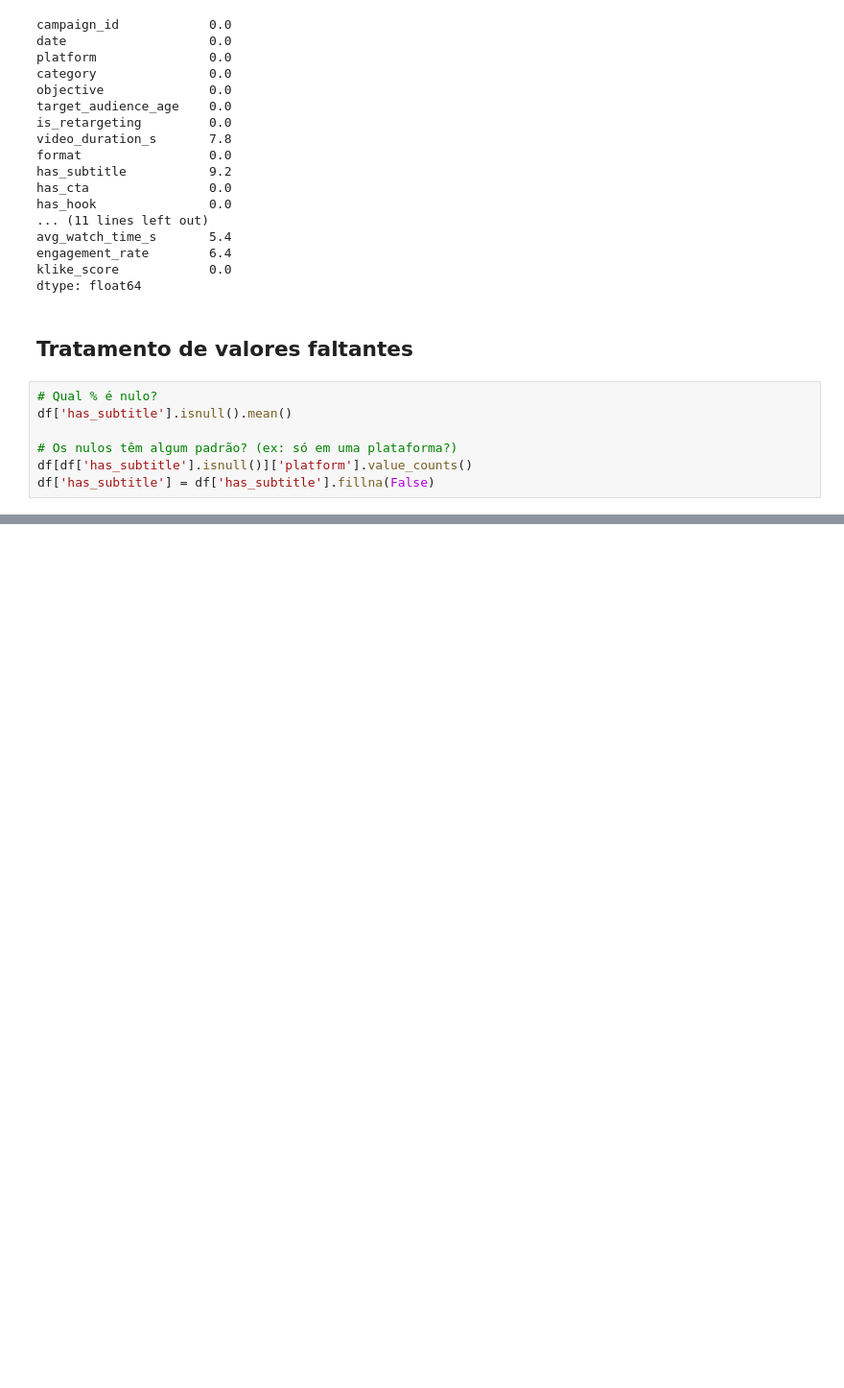
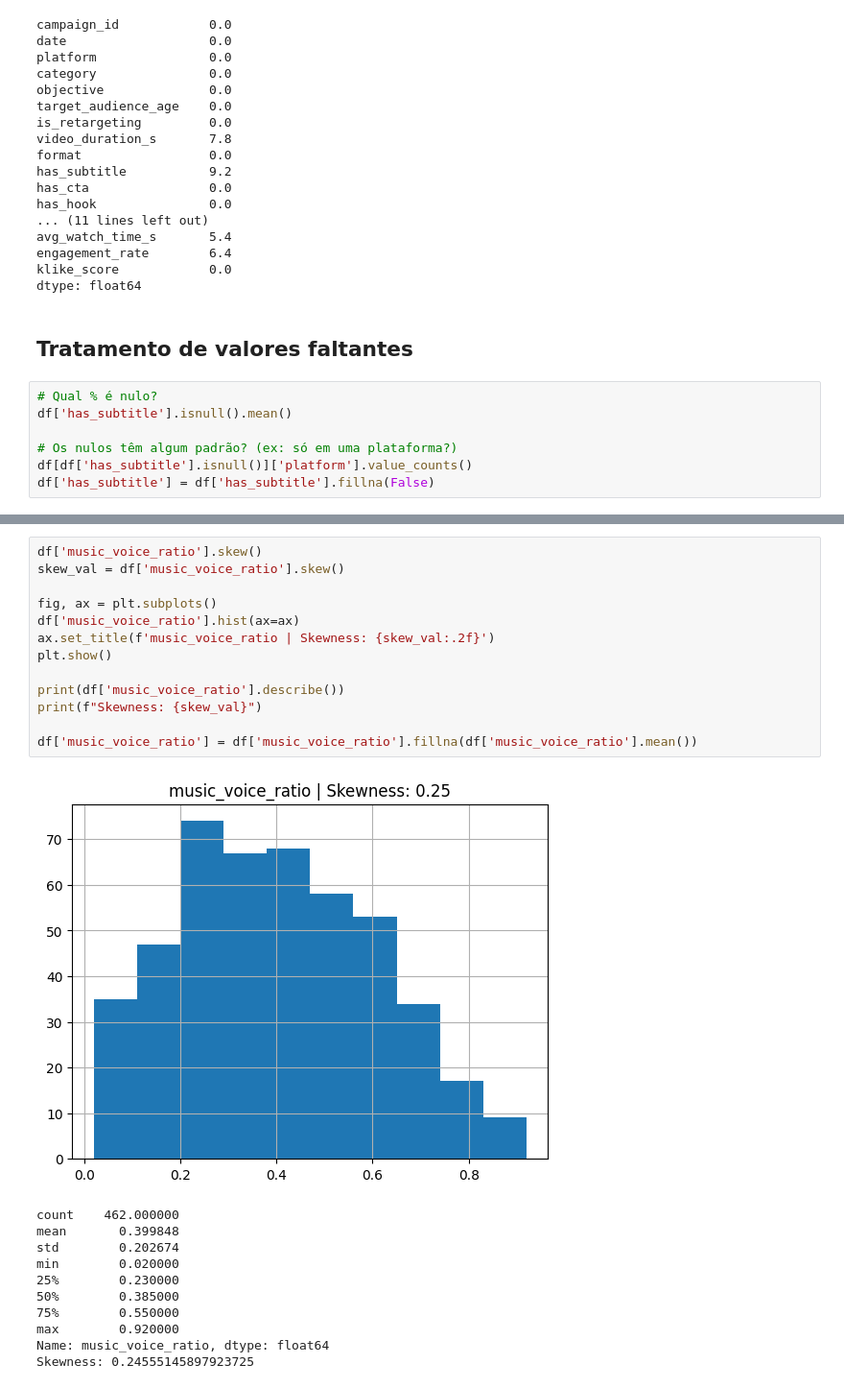
Before and after one commit to MathyLima/video-ad-scorer, a Jupyter notebook: 01_eda.ipynb, the cells around one changed output, grey strips where cells are left out. Shown at 96% size. Cells and saved outputs as stored; diff of their text form; blank space fills up the shorter version.

```diff
--- a/01_eda.ipynb
+++ b/01_eda.ipynb
@@ -222 +222,26 @@ Skewness: 1.395447472642172
+# %%
+df['music_voice_ratio'].skew()
+skew_val = df['music_voice_ratio'].skew()
+
+fig, ax = plt.subplots()
+df['music_voice_ratio'].hist(ax=ax)
+ax.set_title(f'music_voice_ratio | Skewness: {skew_val:.2f}')
+plt.show()
+
+print(df['music_voice_ratio'].describe())
+print(f"Skewness: {skew_val}")
+
+df['music_voice_ratio'] = df['music_voice_ratio'].fillna(df['music_voice_ratio'].mean())
+# %% [output]
+[figure, added]
+count    462.000000
+mean       0.399848
+std        0.202674
+min        0.020000
+25%        0.230000
+50%        0.385000
+75%        0.550000
+max        0.920000
+Name: music_voice_ratio, dtype: float64
+Skewness: 0.24555145897923725
 # %%
```
Also changed, not shown: parts of 42 cells of this notebook, 5 other files.
